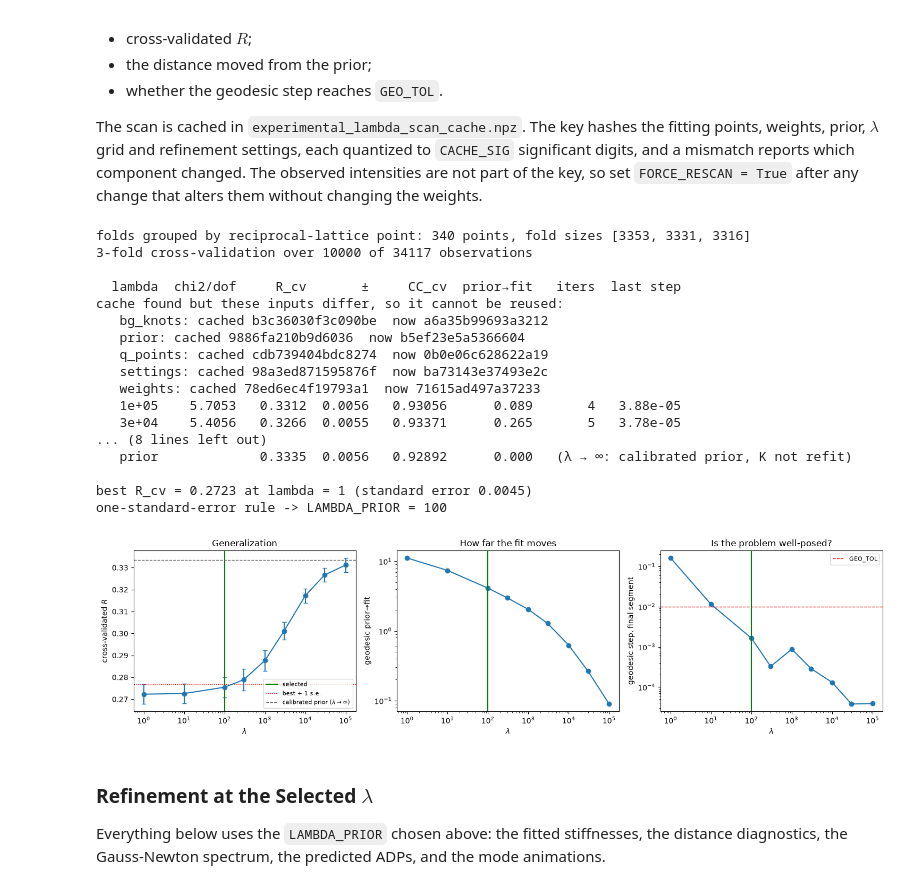
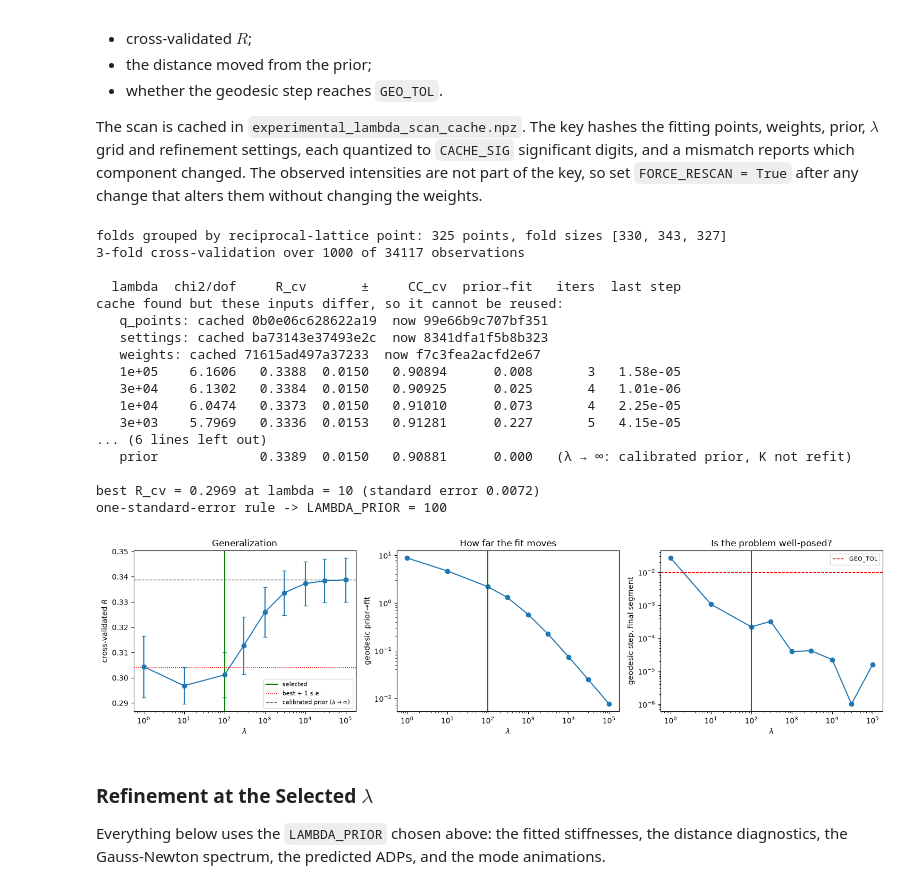
Before and after one commit to prism-science/goodvibes, a Jupyter notebook: sandbox/other-steve/202609/rigid_body_diffuse_6o2h_experimental.ipynb, the cells around one changed output. Cells and saved outputs as stored; diff of their text form; code cells hidden in the pictures.

```diff
--- a/sandbox/other-steve/202609/rigid_body_diffuse_6o2h_experimental.ipynb
+++ b/sandbox/other-steve/202609/rigid_body_diffuse_6o2h_experimental.ipynb
@@ -3261,7 +3261,7 @@ assert abs(_p2/_p1 - 10.0) < 1e-9, \
 _rng_cv = np.random.default_rng(11)
 # The scan uses a random subset of the fitting observations; the main refinement
 # below uses all of them. None or 0 uses everything in the scan too.
-N_CV_MAX = 10000
+N_CV_MAX = 1000
 _cv_sub = (np.sort(_rng_cv.choice(len(q_fit), N_CV_MAX, replace=False))
            if N_CV_MAX and len(q_fit) > N_CV_MAX else np.arange(len(q_fit)))
 _q_cv, _G_cv, _I_cv, _w_cv = q_fit[_cv_sub], G_fit[_cv_sub], I_fit[_cv_sub], w_fit[_cv_sub]
@@ -3384,46 +3384,46 @@ if R_CV_PRIOR <= _thr:
     print("error of the best refit. Cross-validation does not show that refining K")
     print("improves prediction on held-out points at this sampling and noise level.")
 if LAMBDA_PRIOR == max(LAMBDA_SCAN) or LAMBDA_PRIOR == min(LAMBDA_SCAN):
     print(f"\nThe selection is at the edge of LAMBDA_SCAN ({LAMBDA_PRIOR:g}); extend the grid past it.")
 
 _fig, _ax = plt.subplots(1, 3, figsize=(15, 4))
 _l = [r[0] for r in _scan]
 _ax[0].errorbar(_l, _Rs, yerr=_ses, fmt='o-', capsize=3)
 _ax[0].axvline(LAMBDA_PRIOR, color='g', lw=1.5, label='selected')
 _ax[0].axhline(_thr, color='r', ls=':', lw=1, label='best + 1 s.e.')
 _ax[0].axhline(R_CV_PRIOR, color='0.4', ls='--', lw=1, label=r'calibrated prior ($\lambda\to\infty$)')
 _ax[0].set_xscale('log'); _ax[0].set_xlabel(r'$\lambda$')
 _ax[0].set_ylabel('cross-validated $R$'); _ax[0].set_title('Generalization')
 _ax[0].legend(fontsize=8)
 _ax[1].loglog(_l, [r[5] for r in _scan], 'o-')
 _ax[1].axvline(LAMBDA_PRIOR, color='g', lw=1.5)
 _ax[1].set_xlabel(r'$\lambda$'); _ax[1].set_ylabel('geodesic prior→fit')
 _ax[1].set_title('How far the fit moves')
 _ax[2].loglog(_l, [max(r[7], 1e-12) for r in _scan], 'o-')
 _ax[2].axhline(GEO_TOL, color='r', ls='--', lw=1, label='GEO_TOL')
 _ax[2].axvline(LAMBDA_PRIOR, color='g', lw=1.5)
 _ax[2].set_xlabel(r'$\lambda$'); _ax[2].set_ylabel('geodesic step, final segment')
 _ax[2].set_title('Is the problem well-posed?'); _ax[2].legend(fontsize=8)
 plt.tight_layout(); plt.savefig(OUT_PREFIX + 'lambda_scan.png', dpi=150); plt.show()
 # %% [output]
-folds grouped by reciprocal-lattice point: 340 points, fold sizes [3353, 3331, 3316]
-3-fold cross-validation over 10000 of 34117 observations
+folds grouped by reciprocal-lattice point: 325 points, fold sizes [330, 343, 327]
+3-fold cross-validation over 1000 of 34117 observations
 
   lambda  chi2/dof     R_cv       ±     CC_cv  prior→fit   iters  last step
 cache found but these inputs differ, so it cannot be reused:
-   bg_knots: cached b3c36030f3c090be  now a6a35b99693a3212
-   prior: cached 9886fa210b9d6036  now b5ef23e5a5366604
-   q_points: cached cdb739404bdc8274  now 0b0e06c628622a19
-   settings: cached 98a3ed871595876f  now ba73143e37493e2c
-   weights: cached 78ed6ec4f19793a1  now 71615ad497a37233
-   1e+05    5.7053   0.3312  0.0056   0.93056      0.089       4   3.88e-05
-   3e+04    5.4056   0.3266  0.0055   0.93371      0.265       5   3.78e-05
-... (8 lines left out)
-   prior             0.3335  0.0056   0.92892      0.000   (λ → ∞: calibrated prior, K not refit)
+   q_points: cached 0b0e06c628622a19  now 99e66b9c707bf351
+   settings: cached ba73143e37493e2c  now 8341dfa1f5b8b323
+   weights: cached 71615ad497a37233  now f7c3fea2acfd2e67
+   1e+05    6.1606   0.3388  0.0150   0.90894      0.008       3   1.58e-05
+   3e+04    6.1302   0.3384  0.0150   0.90925      0.025       4   1.01e-06
+   1e+04    6.0474   0.3373  0.0150   0.91010      0.073       4   2.25e-05
+   3e+03    5.7969   0.3336  0.0153   0.91281      0.227       5   4.15e-05
+... (6 lines left out)
+   prior             0.3389  0.0150   0.90881      0.000   (λ → ∞: calibrated prior, K not refit)
 
-best R_cv = 0.2723 at lambda = 1 (standard error 0.0045)
+best R_cv = 0.2969 at lambda = 10 (standard error 0.0072)
 one-standard-error rule -> LAMBDA_PRIOR = 100
-[figure, old version]
+[figure, new version]
 # %% [markdown]
 ### Refinement at the Selected $\lambda$
 
```
Also changed, not shown: parts of 5 cells of this notebook, 20 other files.
